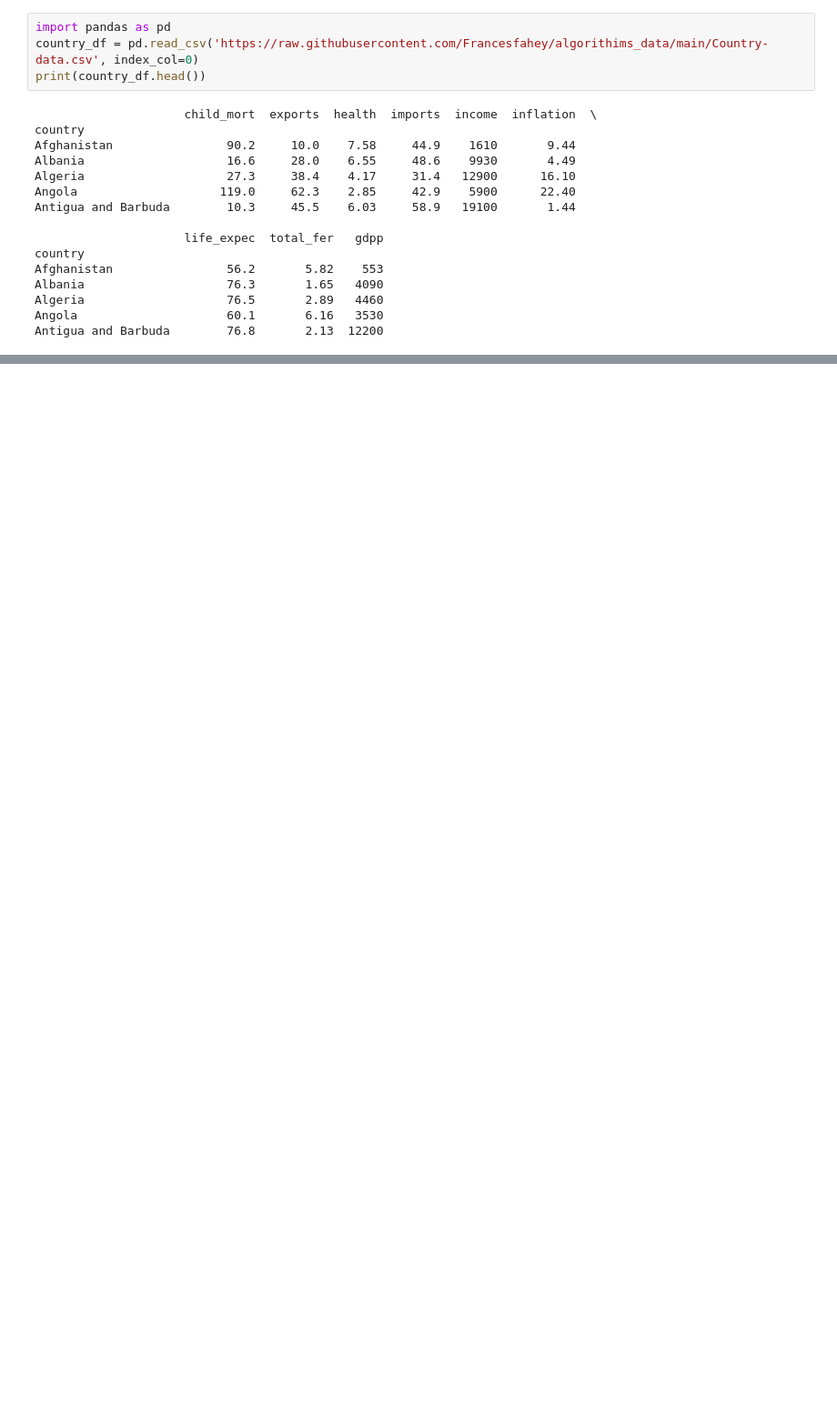
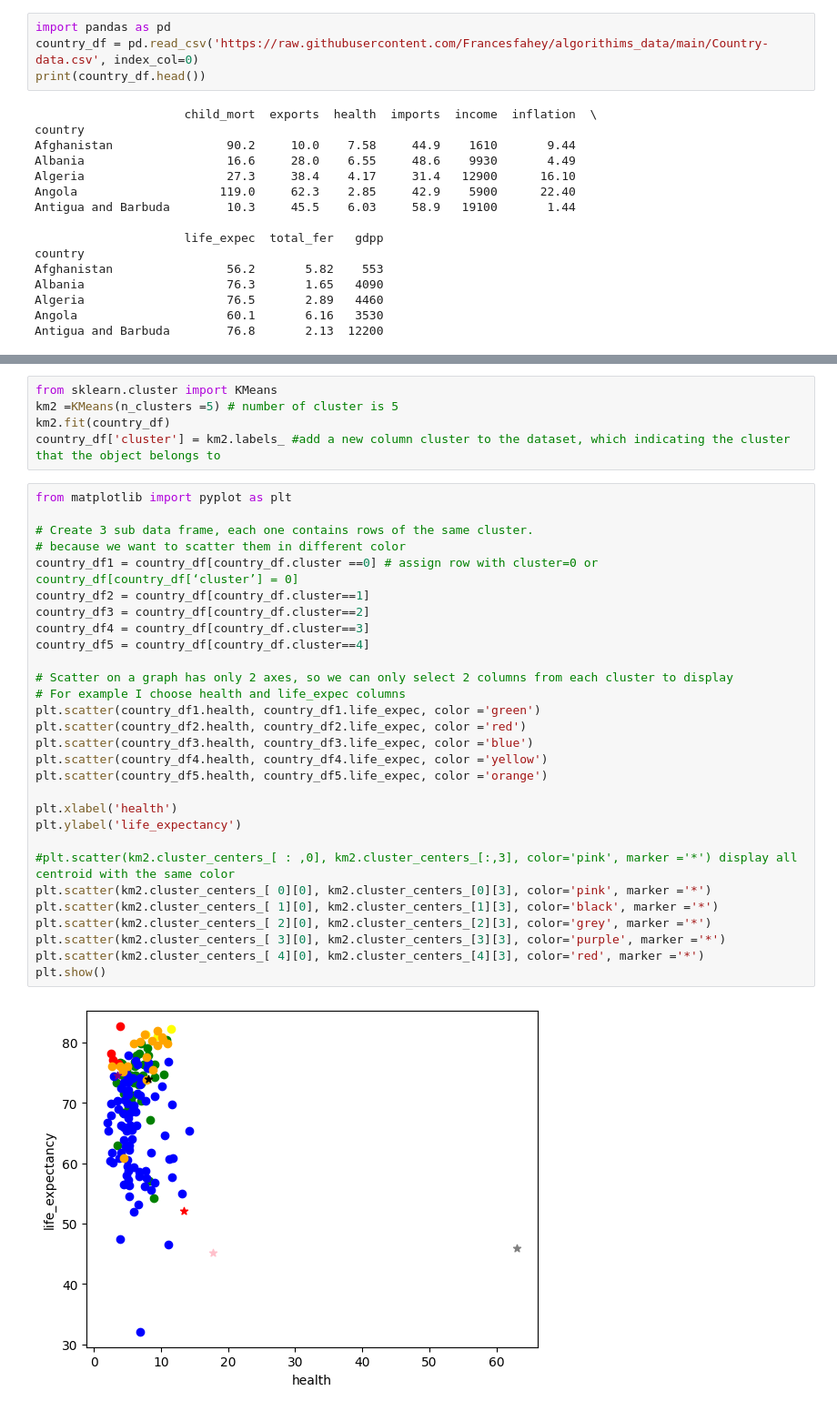
Before and after one commit to Francesfahey/algorithims_data, a Jupyter notebook: CA3_q2.ipynb, the cells around one changed output, grey strips where cells are left out. Shown at 91% size. Drawn from its saved outputs; the diff is of its cells as text; blank space fills up the shorter version.

```diff
--- a/CA3_q2.ipynb
+++ b/CA3_q2.ipynb
@@ -22,0 +46,36 @@ Antigua and Barbuda        76.8       2.13  12200
+# %%
+from sklearn.cluster import KMeans
+km2 =KMeans(n_clusters =5) # number of cluster is 5
+km2.fit(country_df)
+country_df['cluster'] = km2.labels_ #add a new column cluster to the dataset, which indicating the cluster that the object belongs to
+# %%
+from matplotlib import pyplot as plt
+
+# Create 3 sub data frame, each one contains rows of the same cluster.
+# because we want to scatter them in different color
+country_df1 = country_df[country_df.cluster ==0] # assign row with cluster=0 or country_df[country_df[‘cluster’] = 0]
+country_df2 = country_df[country_df.cluster==1]
+country_df3 = country_df[country_df.cluster==2]
+country_df4 = country_df[country_df.cluster==3]
+country_df5 = country_df[country_df.cluster==4]
+
+# Scatter on a graph has only 2 axes, so we can only select 2 columns from each cluster to display
+# For example I choose health and life_expec columns
+plt.scatter(country_df1.health, country_df1.life_expec, color ='green')
+plt.scatter(country_df2.health, country_df2.life_expec, color ='red')
+plt.scatter(country_df3.health, country_df3.life_expec, color ='blue')
+plt.scatter(country_df4.health, country_df4.life_expec, color ='yellow')
+plt.scatter(country_df5.health, country_df5.life_expec, color ='orange')
+
+plt.xlabel('health')
+plt.ylabel('life_expectancy')
+
+#plt.scatter(km2.cluster_centers_[ : ,0], km2.cluster_centers_[:,3], color='pink', marker ='*') display all centroid with the same color
+plt.scatter(km2.cluster_centers_[ 0][0], km2.cluster_centers_[0][3], color='pink', marker ='*')
+plt.scatter(km2.cluster_centers_[ 1][0], km2.cluster_centers_[1][3], color='black', marker ='*')
+plt.scatter(km2.cluster_centers_[ 2][0], km2.cluster_centers_[2][3], color='grey', marker ='*')
+plt.scatter(km2.cluster_centers_[ 3][0], km2.cluster_centers_[3][3], color='purple', marker ='*')
+plt.scatter(km2.cluster_centers_[ 4][0], km2.cluster_centers_[4][3], color='red', marker ='*')
+plt.show()
+# %% [output]
+[figure, added]
```
Also changed, not shown: parts of 5 cells of this notebook.
